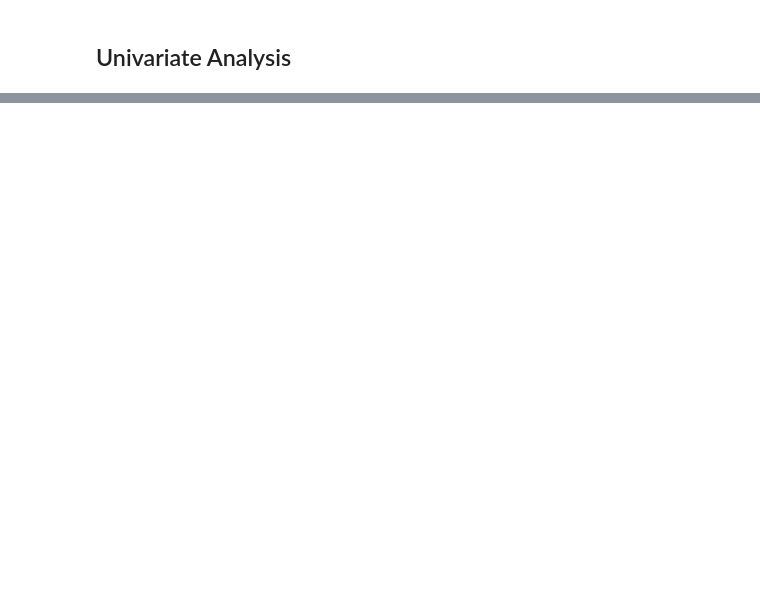
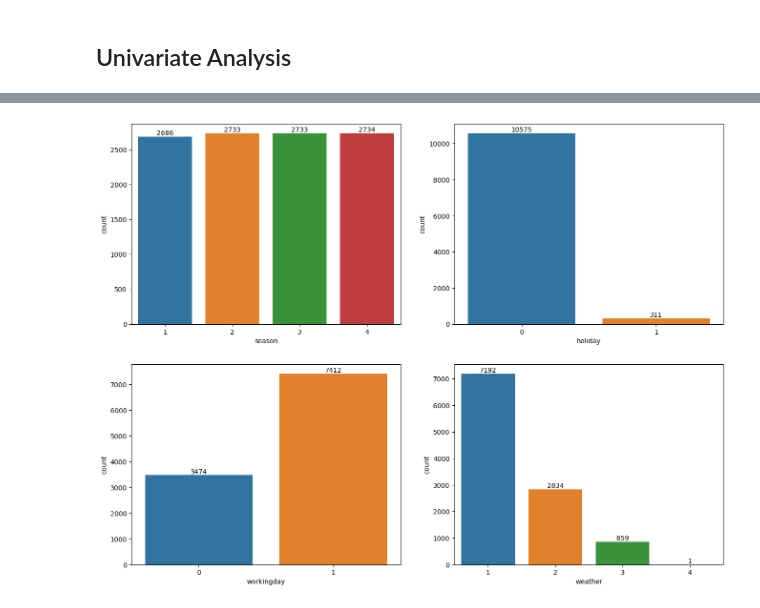
Before and after one commit to Rhy-Shah/Yulu_Hypothesis_Testing, a Jupyter notebook: yulu.ipynb, the cells around one changed output, grey strips where cells are left out. Drawn from its saved outputs; the diff is of its cells as text; code cells hidden in the pictures; blank space fills up the shorter version.

```diff
--- a/yulu.ipynb
+++ b/yulu.ipynb
@@ -176,0 +142,3 @@ plt.show()
+# %%
+cat_cols= ['season', 'holiday', 'workingday', 'weather']
+num_cols = ['temp', 'atemp', 'humidity', 'windspeed', 'casual', 'registered','count']
@@ -176,0 +162,14 @@ plt.show()
+# %%
+fig, axis = plt.subplots(nrows=2, ncols=2, figsize=(16, 12))
+
+index = 0
+for row in range(2):
+    for col in range(2):
+        label = sns.countplot(data=df, x=cat_cols[index], ax=axis[row, col])
+        for i in label.containers:
+            label.bar_label(i)
+        index += 1
+
+plt.show()
+# %% [output]
+[figure, added]
```
Also changed, not shown: parts of 14 cells of this notebook.
